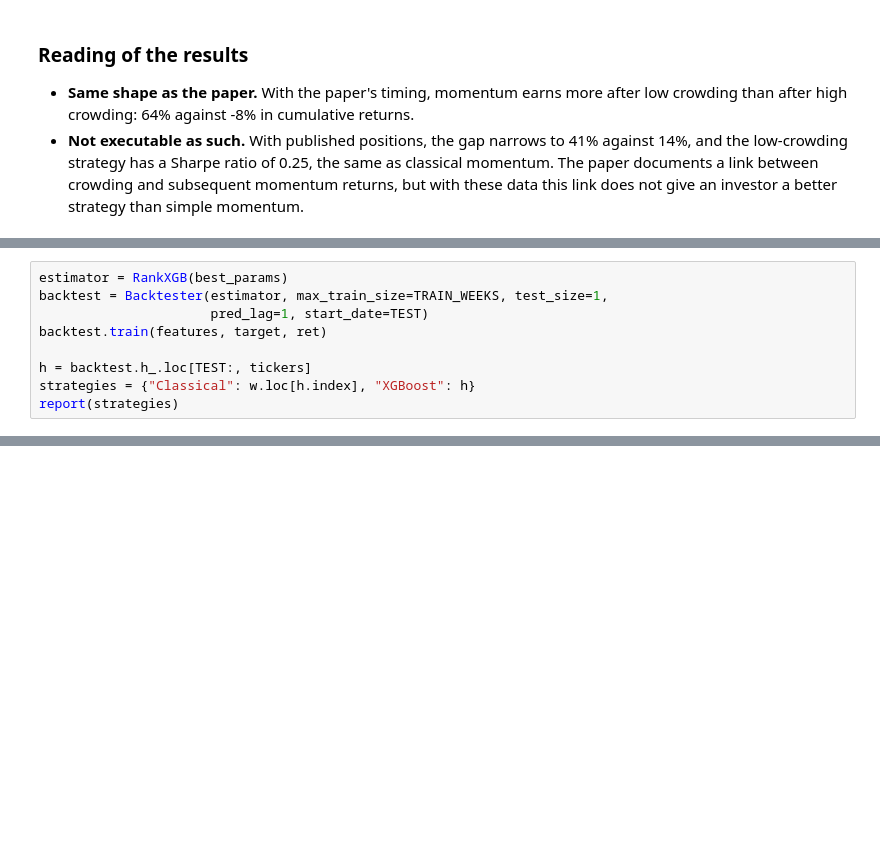
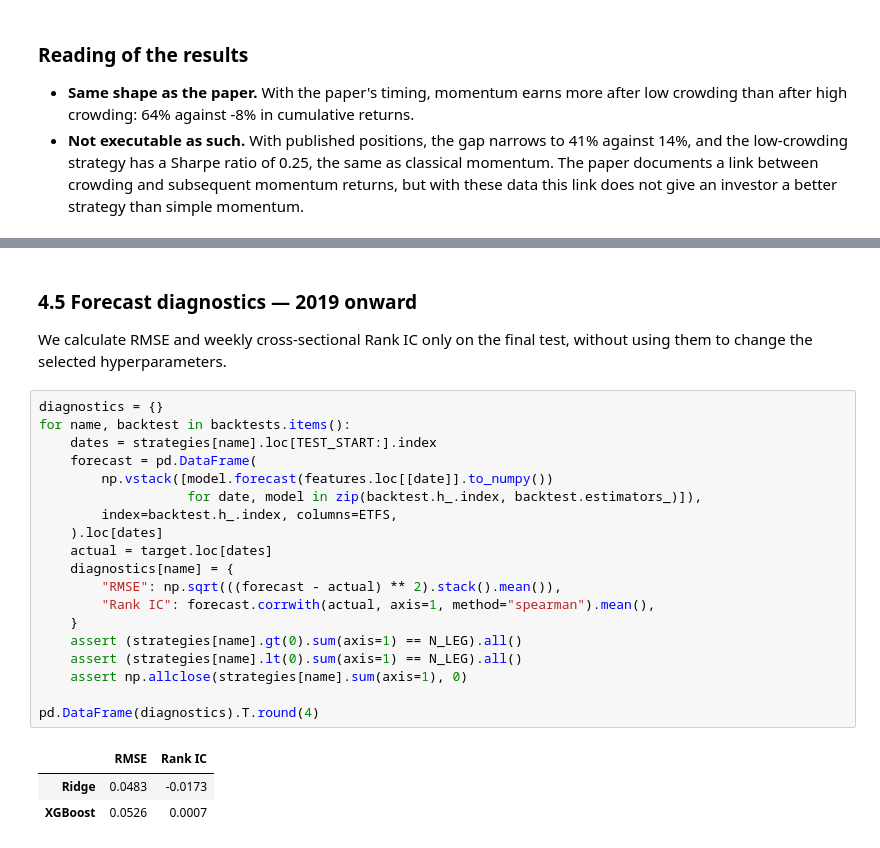
Before and after one commit to hafsaelibrahimi/Crowding-Effect-, a Jupyter notebook: model_new.ipynb, the cells around one changed output, grey strips where cells are left out. Cells and saved outputs as stored; diff of their text form; blank space fills up the shorter version.

```diff
--- a/model.ipynb
+++ b/model_new.ipynb
@@ -486,9 +265,0 @@ Following the course, `Backtester` uses `TimeSeriesSplit` and trains a **new mod
-# %%
-estimator = RankXGB(best_params)
-backtest = Backtester(estimator, max_train_size=TRAIN_WEEKS, test_size=1,
-                      pred_lag=1, start_date=TEST)
-backtest.train(features, target, ret)
-
-h = backtest.h_.loc[TEST:, tickers]
-strategies = {"Classical": w.loc[h.index], "XGBoost": h}
-report(strategies)
@@ -563,0 +661,27 @@ dtype: float64
+# %% [markdown]
+### 4.5 Forecast diagnostics — 2019 onward
+
+We calculate RMSE and weekly cross-sectional Rank IC only on the final test, without using them to change the selected hyperparameters.
+# %%
+diagnostics = {}
+for name, backtest in backtests.items():
+    dates = strategies[name].loc[TEST_START:].index
+    forecast = pd.DataFrame(
+        np.vstack([model.forecast(features.loc[[date]].to_numpy())
+                   for date, model in zip(backtest.h_.index, backtest.estimators_)]),
+        index=backtest.h_.index, columns=ETFS,
+    ).loc[dates]
+    actual = target.loc[dates]
+    diagnostics[name] = {
+        "RMSE": np.sqrt(((forecast - actual) ** 2).stack().mean()),
+        "Rank IC": forecast.corrwith(actual, axis=1, method="spearman").mean(),
+    }
+    assert (strategies[name].gt(0).sum(axis=1) == N_LEG).all()
+    assert (strategies[name].lt(0).sum(axis=1) == N_LEG).all()
+    assert np.allclose(strategies[name].sum(axis=1), 0)
+
+pd.DataFrame(diagnostics).T.round(4)
+# %% [output]
+|  | RMSE | Rank IC |
+| Ridge | 0.0483 | -0.0173 |
+| XGBoost | 0.0526 | 0.0007 |
```
Also changed, not shown: parts of 26 cells of this notebook.
